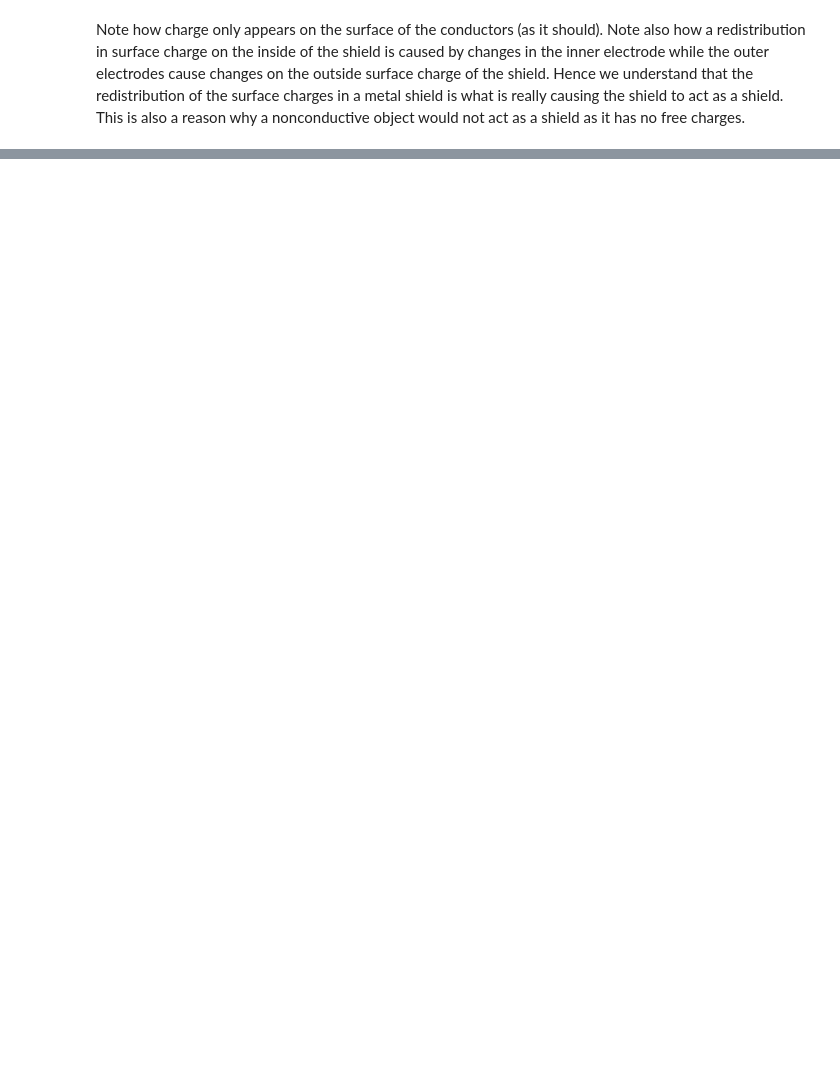
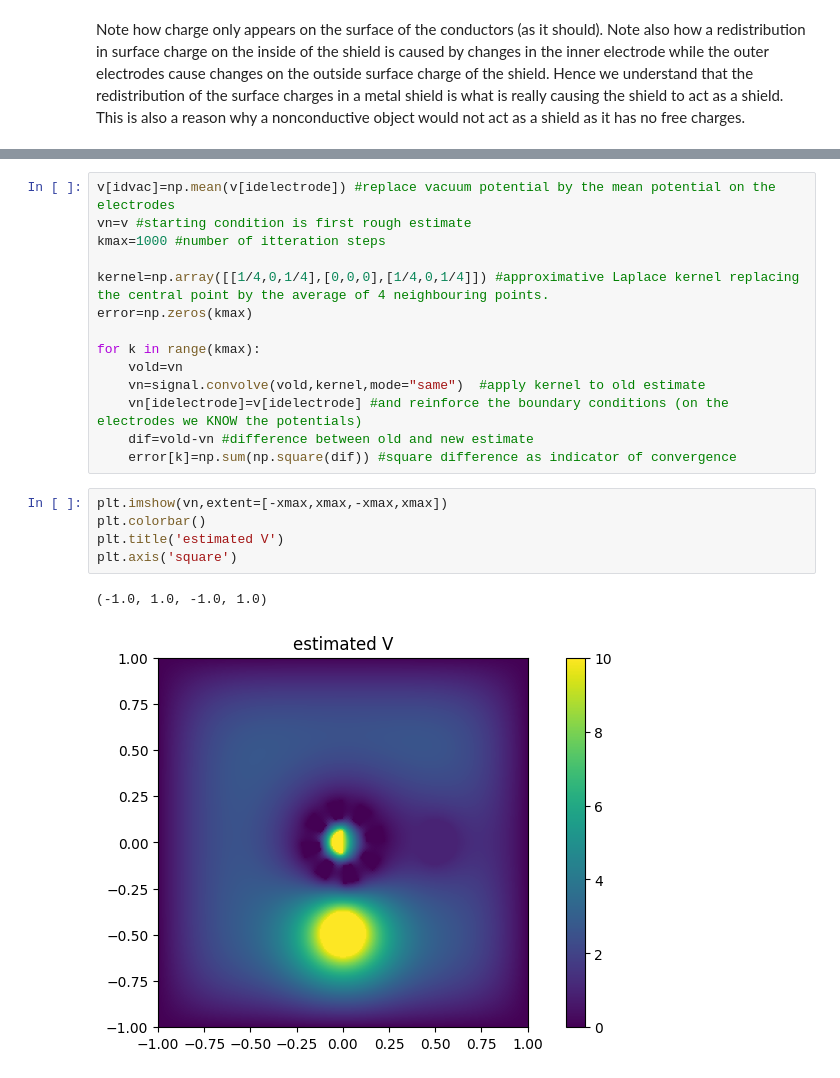
Before and after one commit to joverbee/electromagnetism_course, a Jupyter notebook: shielding.ipynb, the cells around one changed output, grey strips where cells are left out. Drawn from its saved outputs; the diff is of its cells as text; blank space fills up the shorter version.

```diff
--- a/shielding.ipynb
+++ b/shielding.ipynb
@@ -138,0 +166,22 @@ Note how charge only appears on the surface of the conductors (as it should). No
+# %%
+v[idvac]=np.mean(v[idelectrode]) #replace vacuum potential by the mean potential on the electrodes
+vn=v #starting condition is first rough estimate
+kmax=1000 #number of itteration steps
+
+kernel=np.array([[1/4,0,1/4],[0,0,0],[1/4,0,1/4]]) #approximative Laplace kernel replacing the central point by the average of 4 neighbouring points.
+error=np.zeros(kmax)
+
+for k in range(kmax):
+    vold=vn
+    vn=signal.convolve(vold,kernel,mode="same")  #apply kernel to old estimate
+    vn[idelectrode]=v[idelectrode] #and reinforce the boundary conditions (on the electrodes we KNOW the potentials)
+    dif=vold-vn #difference between old and new estimate
+    error[k]=np.sum(np.square(dif)) #square difference as indicator of convergence
+# %%
+plt.imshow(vn,extent=[-xmax,xmax,-xmax,xmax])
+plt.colorbar()
+plt.title('estimated V')
+plt.axis('square')
+# %% [output]
+(-1.0, 1.0, -1.0, 1.0)
+[figure, added]
```
Also changed, not shown: parts of 12 cells of this notebook, 1 other file.
